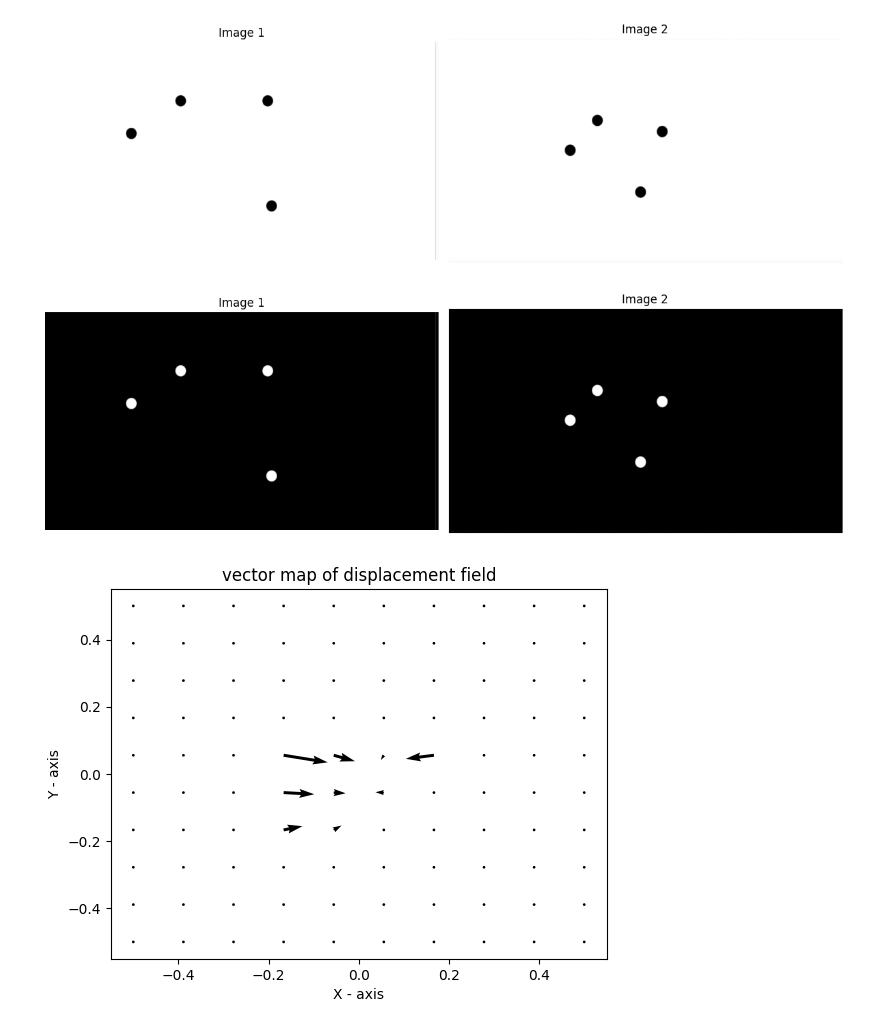
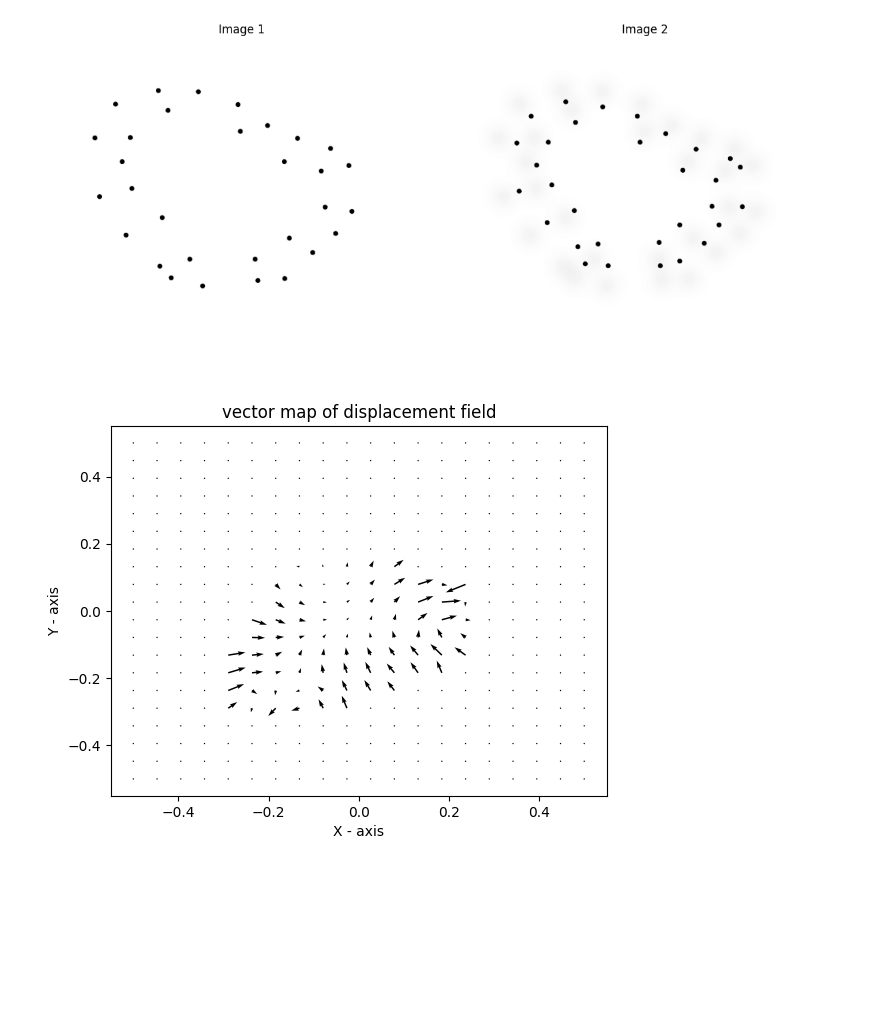
Before and after one commit to utksara/cellmech, a Jupyter notebook: examples/bead_processing.ipynb, the cells around one changed output. Drawn from its saved outputs; the diff is of its cells as text; code cells hidden in the pictures; blank space fills up the shorter version.

```diff
--- a/examples/bead_processing.ipynb
+++ b/examples/bead_processing.ipynb
@@ -17,49 +17,37 @@ def plot_side_by_side(img1: np.ndarray, img2: np.ndarray, title1="Image 1", titl
     Plots two ndarrays side by side using Matplotlib.
     """
     # Create a figure with 1 row and 2 columns
     fig, axes = plt.subplots(1, 2, figsize=(12, 6))
 
     # Plot first image
     # cmap='gray' is essential if your 0/1 array is 2D
     axes[0].imshow(img1, cmap='gray')
     axes[0].set_title(title1)
     axes[0].axis('off') # Hide x and y ticks for a cleaner look
 
     # Plot second image
     axes[1].imshow(img2, cmap='gray')
     axes[1].set_title(title2)
     axes[1].axis('off')
 
     plt.tight_layout() # Adjusts spacing so titles don't overlap
     plt.show()
 
 # Example usage with your bead arrays:
 # plot_side_by_side(ref_binary, def_binary, "Reference Beads", "Deformed Beads")
 
 # img1 = np.array(Image.open('../images/beads/img2/before.png').convert('L'))
 # img2 = np.array(Image.open('../images/beads/img2/after.png').convert('L'))
 
-image_path = "img_test1"
+image_path = "img_test3"
 img1 = np.array(Image.open(f'../images/beads/{image_path}/before.png').convert('L'))
 img2 = np.array(Image.open(f'../images/beads/{image_path}/after.png').convert('L'))
 
-
-img1 = denoise_image(img1)
-img2 = denoise_image(img2)
-
 plot_side_by_side(img1, img2)
 # %% [output]
-[figure, old version]
+[figure, new version]
-# %%
-grey1, beads1, centroids1 = cluster_beads(img1)
-grey2, beads2, centroids2 = cluster_beads(img2)
-# print("fidelity : ", get_fidelity(img1/np.max(img1), img2/np.max(img2), beads1, beads2))
-# plot_side_by_side(beads1, beads2)
-plot_side_by_side(grey1, grey2)
-# %% [output]
-[figure, removed]
 # %%
-displfield = bead_image_correlation(grey1, grey2)
+displfield = bead_image_correlation(img1, img2,grid_res = 20)
 fig = plot_vector_field(displfield/100, "vector map of displacement field")
 # %% [output]
-[figure, old version]
+[figure, new version]
```
Also changed, not shown: 5 other files.
